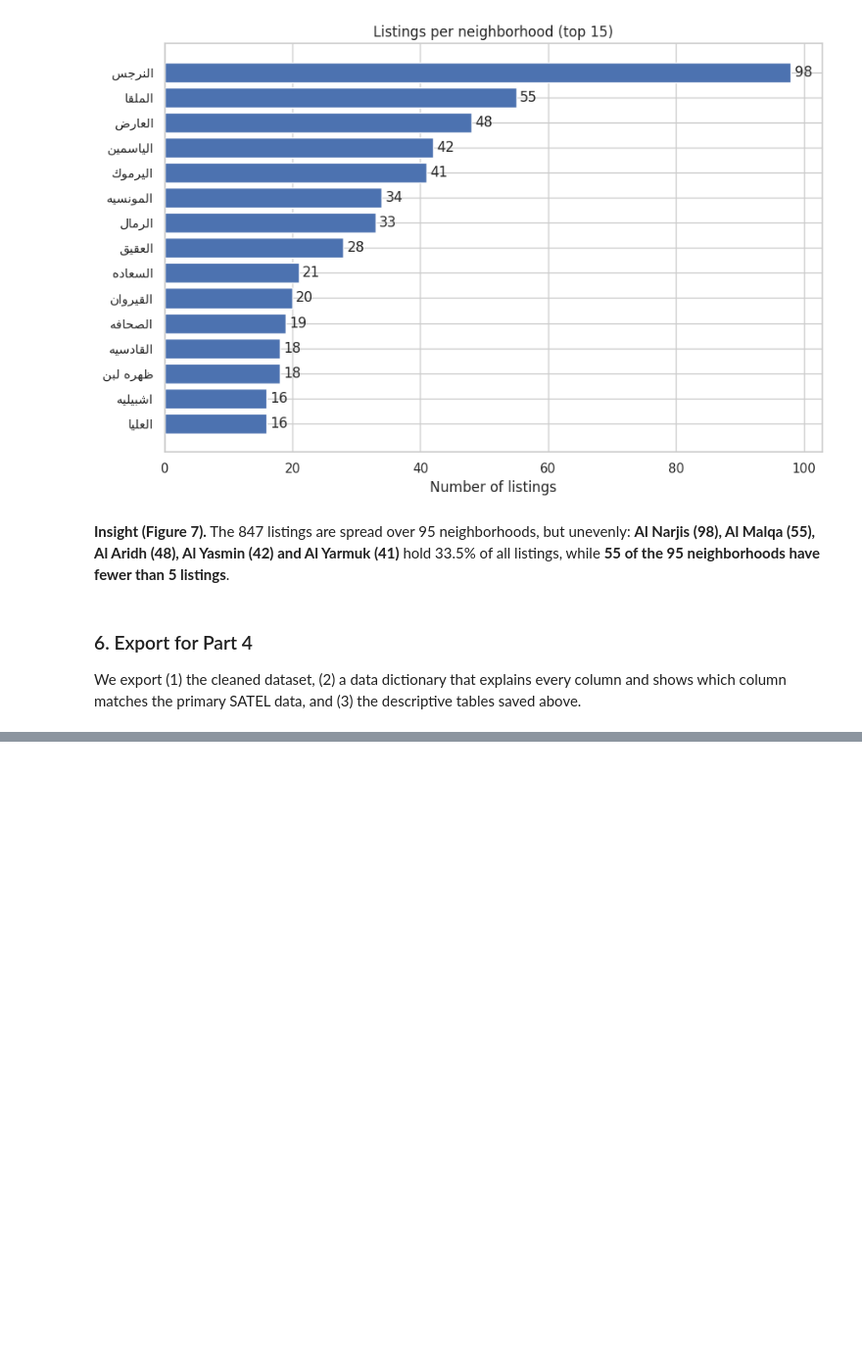
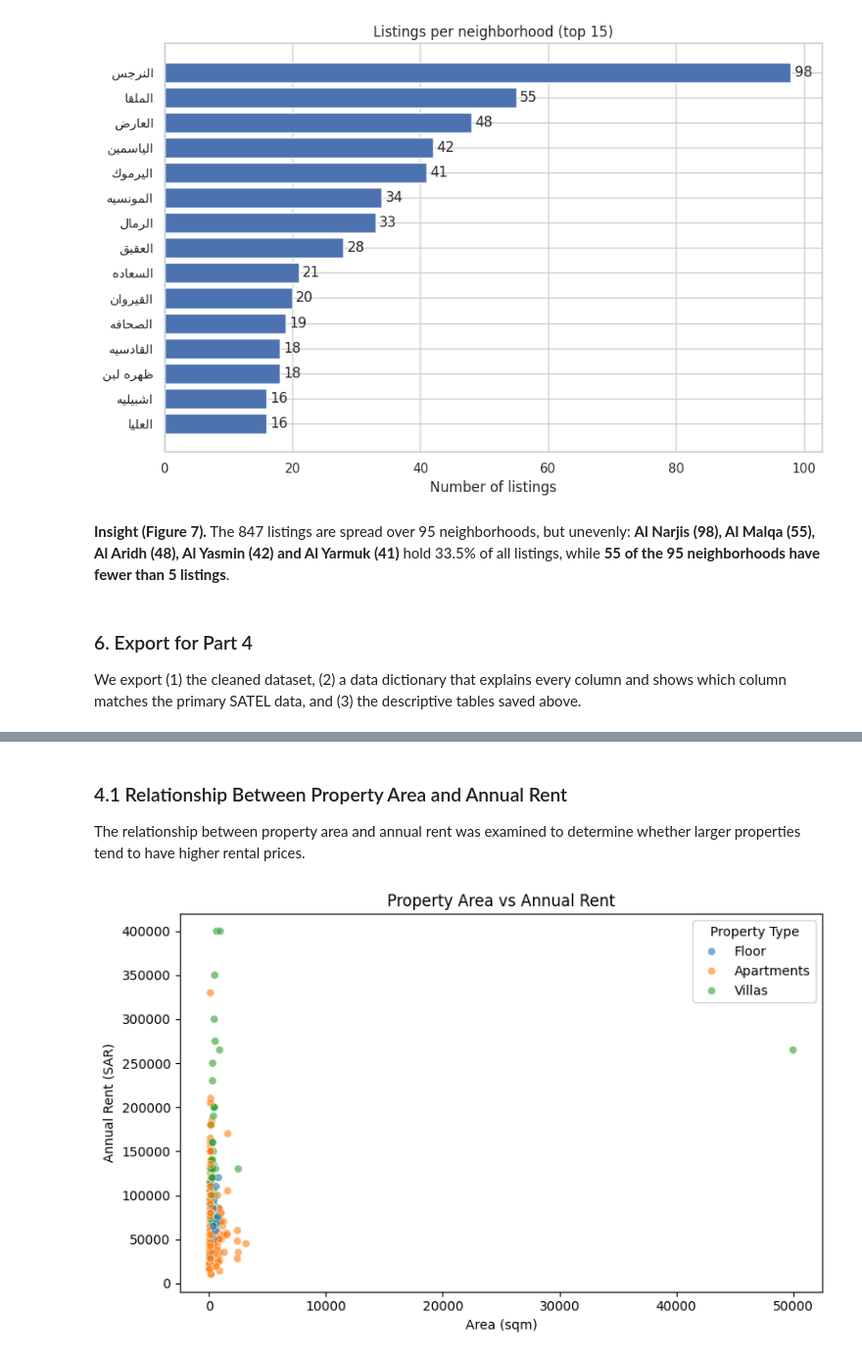
Before and after one commit to 1FATIMAH1/IT362, a Jupyter notebook: Phase2.ipynb, the cells around one changed output, grey strips where cells are left out. Shown at 98% size. Saved outputs shown, nothing was run; the diff lists cells and outputs as text; code cells hidden in the pictures; blank space fills up the shorter version.

Commit message:
Update Phase 2 secondary data EDA

```diff
--- a/Phase2.ipynb
+++ b/Phase2.ipynb
@@ -1473,0 +1478,5 @@ dictionary
+# %%
+import pandas as pd
+
+secondary_df = pd.read_csv('secondary_cleaned.csv')
+secondary_df[['annual_rent_sar', 'area_sqm', 'property_type', 'neighborhood_ar']].head()
@@ -1473,0 +1490,26 @@ dictionary
+# %% [markdown]
+### 4.1 Relationship Between Property Area and Annual Rent
+
+The relationship between property area and annual rent was examined to determine whether larger properties tend to have higher rental prices.
+# %%
+import matplotlib.pyplot as plt
+import seaborn as sns
+
+plt.figure(figsize=(8,5))
+
+sns.scatterplot(
+    data=secondary_df,
+    x='area_sqm',
+    y='annual_rent_sar',
+    hue='property_type',
+    alpha=0.6
+)
+
+plt.title('Property Area vs Annual Rent')
+plt.xlabel('Area (sqm)')
+plt.ylabel('Annual Rent (SAR)')
+plt.legend(title='Property Type')
+plt.tight_layout()
+plt.show()
+# %% [output]
+[figure, added]
```
Also changed, not shown: parts of 23 cells of this notebook.
